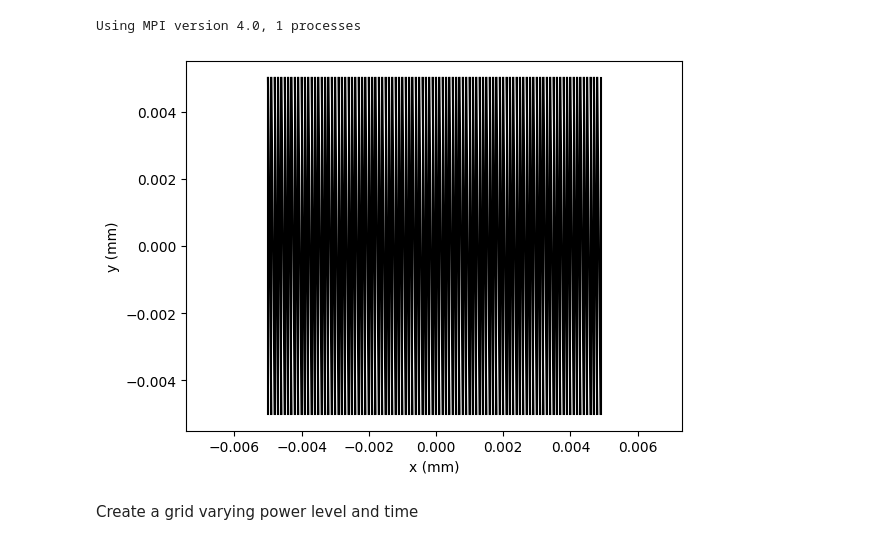
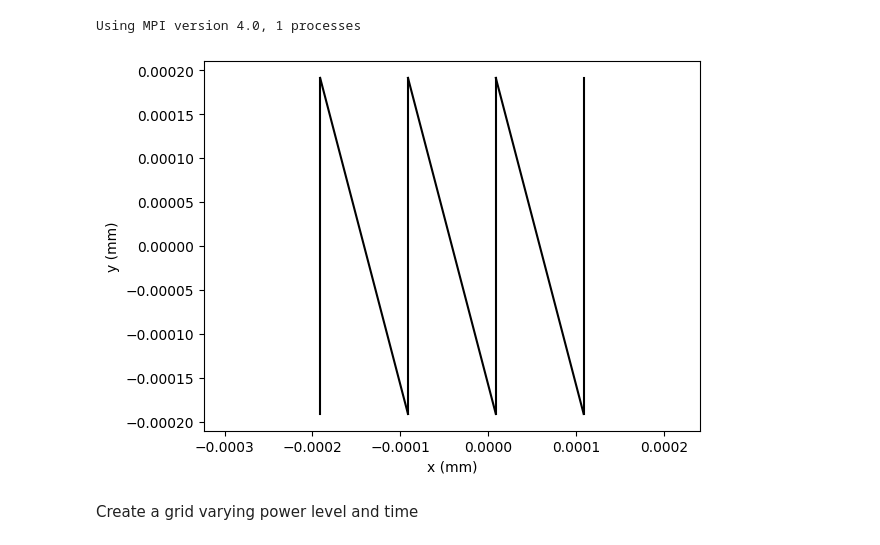
Before and after one commit to marcdmc/meep-metamaterials, a Jupyter notebook: examples/lithography/power_test.ipynb, the cells around one changed output. Saved outputs shown, nothing was run; the diff lists cells and outputs as text; code cells hidden in the pictures.

```diff
--- a/examples/lithography/power_test.ipynb
+++ b/examples/lithography/power_test.ipynb
@@ -6,12 +6,15 @@ from metamaterials import lithography as lt
 # %% [output]
 Using MPI version 4.0, 1 processes
 # %%
-geometry = [mp.Block(size=mp.Vector3(0.01, 0.01, 0.0001), center=mp.Vector3(0, 0, 0), material=mp.Medium(index=1.5))]
+a = 0.85e-3
+d = 0.45*a
+t = 0.02e-3
+geometry = [mp.Block(size=mp.Vector3(d,d,t), center=mp.Vector3(0, 0, 0), material=mp.Medium(index=1.5))]
 
-M = lt.draw_block(geometry[0], 0, 0)
+M = lt.draw_block(geometry[0], 0, 0, dx=1e-4)
 M = lt.plot_lithography(M)
 # %% [output]
-[figure, old version]
+[figure, new version]
 # %% [markdown]
 Create a grid varying power level and time
 # %%
```
Also changed, not shown: 40 other files.
